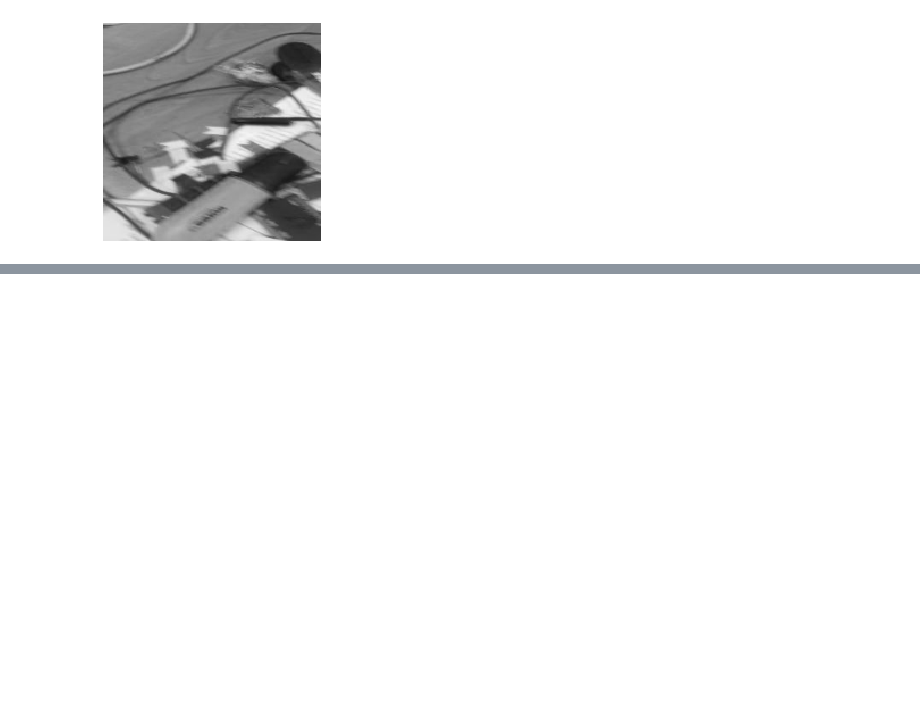
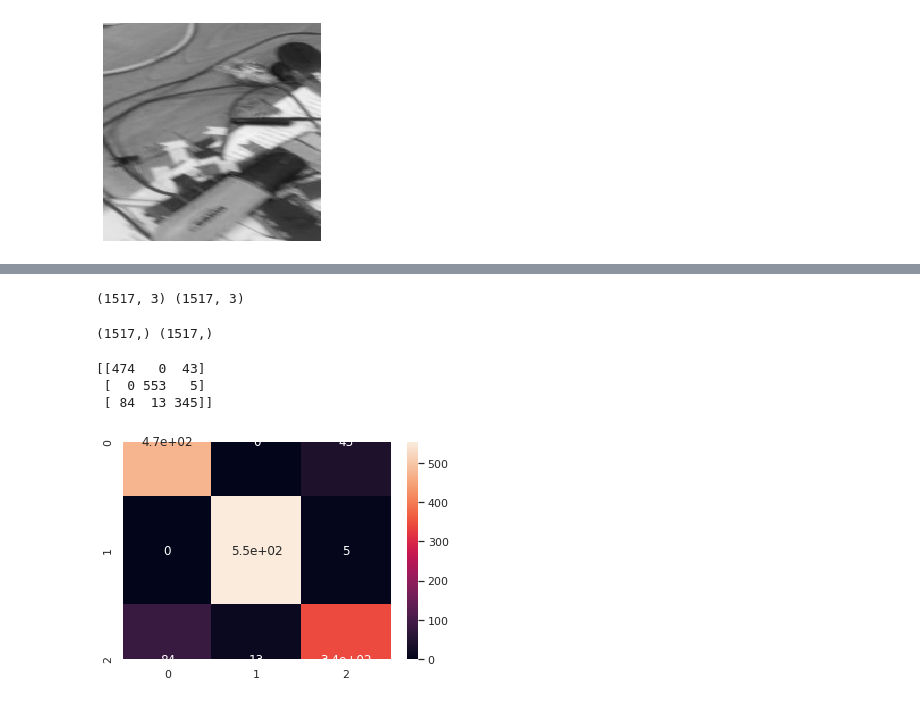
Before and after one commit to VeeranjaneyuluToka/tensorflow, a Jupyter notebook: assignments/160420/src/predictions.ipynb, the cells around one changed output, grey strips where cells are left out. Saved outputs shown, nothing was run; the diff lists cells and outputs as text; code cells hidden in the pictures; blank space fills up the shorter version.

```diff
--- a/assignments/160420/src/predictions.ipynb
+++ b/assignments/160420/src/predictions.ipynb
@@ -49,0 +80,33 @@ array([[3.7110495e-04, 9.9939680e-01, 2.3207015e-04]], dtype=float32)
+# %%
+test_data_path = '../data/sci_tvt/test'
+test_data = load_test_data(test_data_path)
+testImages = np.array([i[0] for i in test_data])
+testLabels = np.array([i[1] for i in test_data])
+# %%
+predictions = model.predict(testImages)
+# %%
+print(testLabels.shape, predictions.shape)
+# %% [output]
+(1517, 3) (1517, 3)
+# %%
+max_pred = np.argmax(predictions, axis=1)
+max_gt = np.argmax(testLabels, axis=1)
+# %%
+print(max_pred.shape, max_gt.shape)
+# %% [output]
+(1517,) (1517,)
+# %%
+cm_arr = confusion_matrix(max_gt, max_pred)
+print(cm_arr)
+# %% [output]
+[[474   0  43]
+ [  0 553   5]
+ [ 84  13 345]]
+# %%
+df_cm = pd.DataFrame(cm_arr, range(3), range(3))
+sn.set(font_scale=1) # for label size
+sn.heatmap(df_cm, annot=True, annot_kws={"size": 12}) # font size
+
+plt.show()
+# %% [output]
+[figure, added]
```
Also changed, not shown: parts of 6 cells of this notebook, 5 other files.
